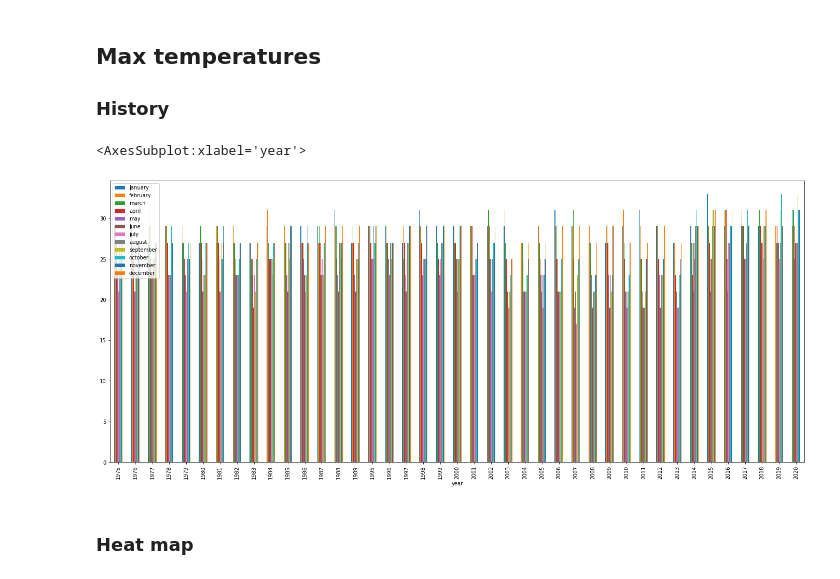
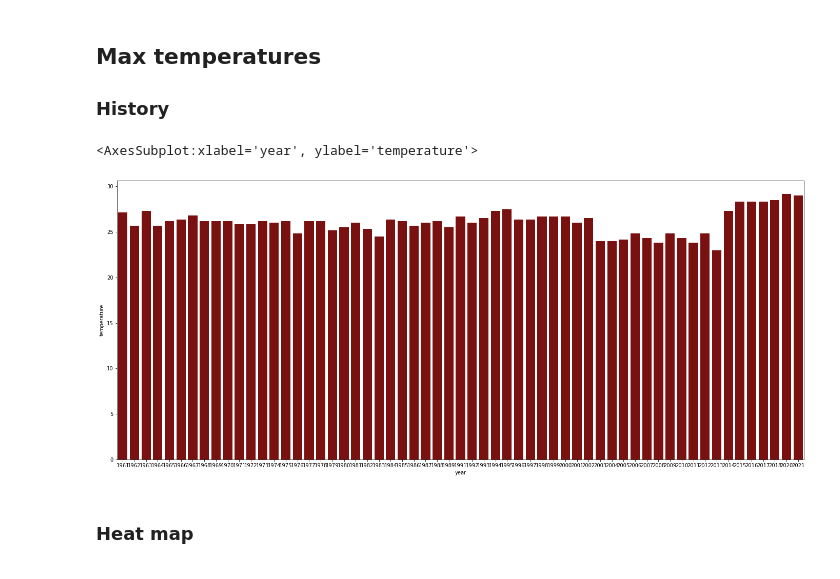
Before and after one commit to gustapinto/data_anything, a Jupyter notebook: src/leme_climate_history/Leme climate history.ipynb, the cells around one changed output. Saved outputs shown, nothing was run; the diff lists cells and outputs as text; code cells hidden in the pictures.

```diff
--- a/src/leme_climate_history/Leme climate history.ipynb
+++ b/src/leme_climate_history/Leme climate history.ipynb
@@ -3,8 +3,8 @@
 
 All the data was collected from [CPTEC heat maps](http://clima1.cptec.inpe.br/monitoramentobrasil/pt) using a open source Lumen [API/extractor](https://github.com/gustapinto/cptec-data-extractor)
 # %%
+import requests
 import pandas as pd
-import requests as r
 import seaborn as sbn
 import matplotlib.pyplot as plt
 
@@ -16,19 +16,24 @@ extractor_host = 'https://cptecextractor.gustapinto.dev/api'
 extractor_max_temp_endpoint = extractor_host + '/export/kind=tempmax'
 extractor_min_temp_endpoint = extractor_host + '/export/kind=tempmin'
 
-max_temp_json_list = r.get(extractor_max_temp_endpoint).json()
-min_temp_json_list = r.get(extractor_min_temp_endpoint).json()
+max_temp_json_list = requests.get(extractor_max_temp_endpoint).json()
+min_temp_json_list = requests.get(extractor_min_temp_endpoint).json()
 
-max_temp_data_frame = pd.DataFrame(max_temp_json_list).set_index('year')
-min_temp_data_frame = pd.DataFrame(min_temp_json_list).set_index('year')
+max_temp_data_frame = pd.DataFrame(max_temp_json_list).dropna()
+min_temp_data_frame = pd.DataFrame(min_temp_json_list).dropna()
 # %% [markdown]
 ## Max temperatures
 
 ### History
-# %%
-max_temp_data_frame.plot(kind='bar')
-# %% [output]
-<AxesSubplot:xlabel='year'>
-[figure, removed]
+# %%
+avg_df = max_temp_data_frame.drop(labels=['year', 'kind'], axis=1) \
+                            .mean(axis=1) \
+                            .to_frame('temperature')
+avg_df['year'] = max_temp_data_frame['year']
+
+sbn.barplot(data=avg_df, x='year', y='temperature', color='darkred')
+# %% [output]
+<AxesSubplot:xlabel='year', ylabel='temperature'>
+[figure, added]
 # %% [markdown]
 ### Heat map
```
Also changed, not shown: parts of 6 cells of this notebook.
